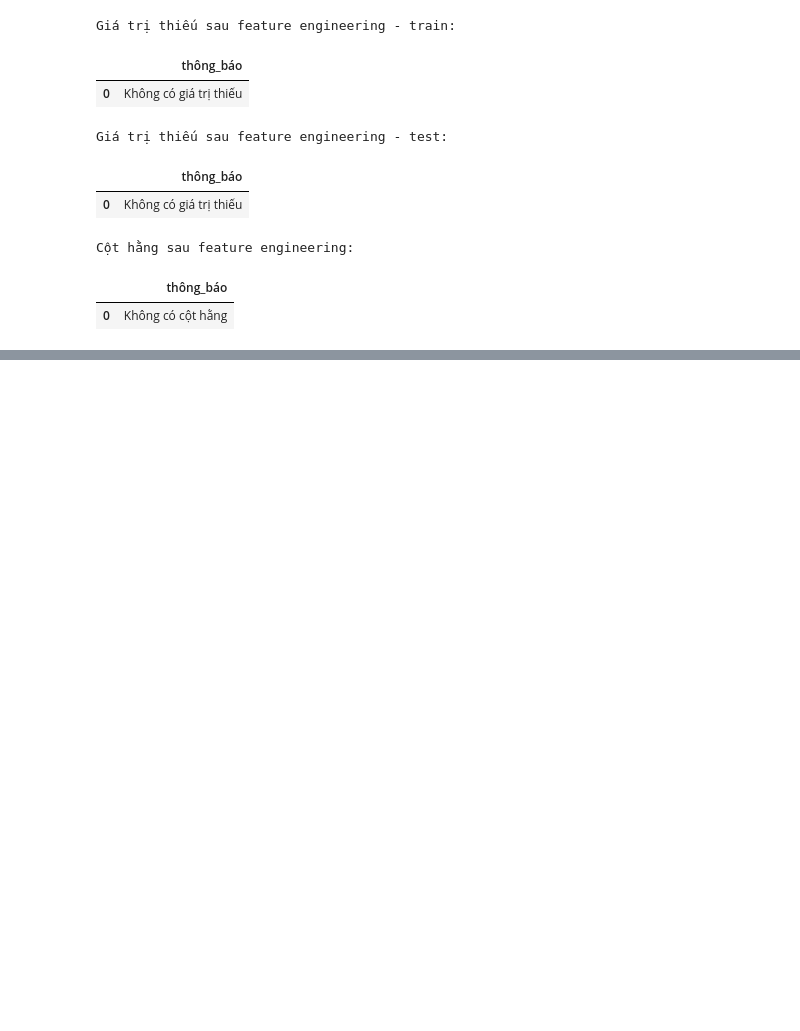
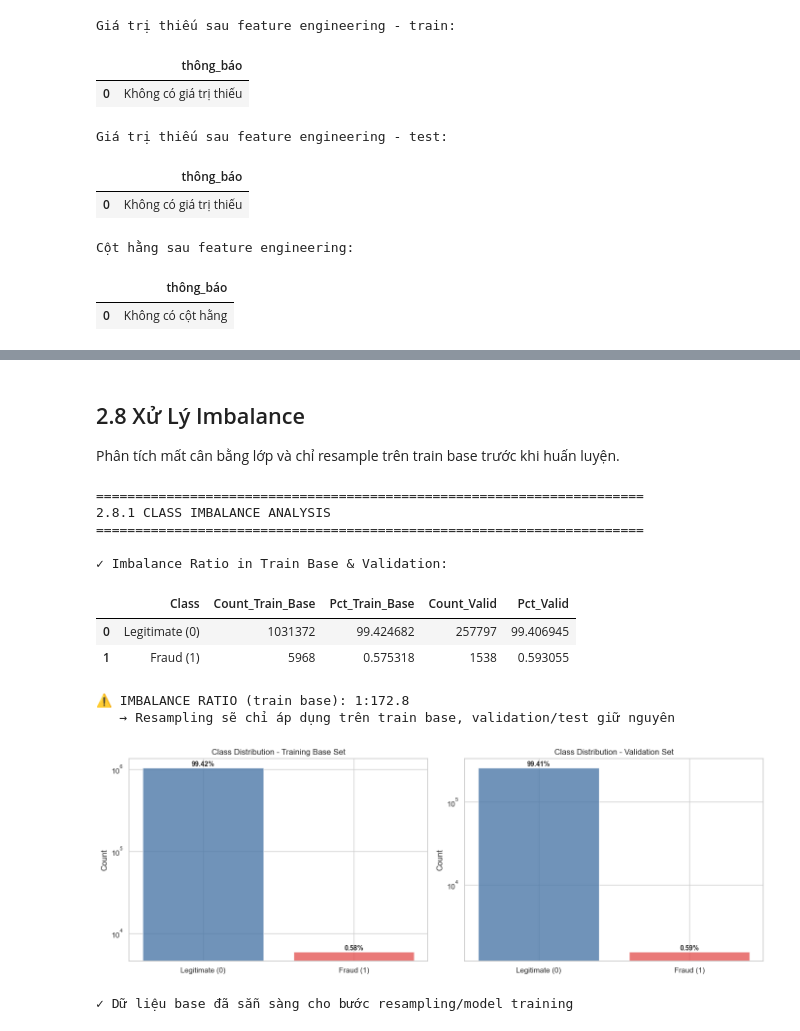
Before and after one commit to huihoang/DataM-DataW, a Jupyter notebook: notebooks/fraud_detection_btl.ipynb, the cells around one changed output, grey strips where cells are left out. Saved outputs shown, nothing was run; the diff lists cells and outputs as text; code cells hidden in the pictures; blank space fills up the shorter version.

```diff
--- a/notebooks/fraud_detection_btl.ipynb
+++ b/notebooks/fraud_detection_btl.ipynb
@@ -1304,14 +1385,17 @@ Chúng tôi cẩn thận khi xử lý cột:
 # %%
+# 2.7.5 Sử dụng dữ liệu đã có advanced features cho modeling
+def add_model_features(df: pd.DataFrame) -> pd.DataFrame:
+    """Loại bỏ cột định danh và chặn schema lỗi trước khi modeling."""
+    suffix_cols = [col for col in df.columns if col.endswith(('_x', '_y'))]
+    if suffix_cols:
+        raise ValueError(f"Schema không hợp lệ cho modeling vì còn cột suffix: {suffix_cols}")
+    return df.drop(columns=identifier_like_cols, errors='ignore').copy()
 
-# 2.7.5 Tạo feature cho modeling
-def add_model_features(df: pd.DataFrame) -> pd.DataFrame:
-    """Tạo tất cả feature cho modeling, sau đó loại bỏ cột định danh"""
-    df = add_eda_features(df)
-    return df.drop(columns=identifier_like_cols, errors='ignore')
-
-train_fe = add_model_features(train_df)
-test_fe = add_model_features(test_df)
+train_fe = add_model_features(eda_train)
+validation_fe = add_model_features(eda_validation)
+test_fe = add_model_features(eda_test)
 
 print('Hình dạng sau feature engineering - train:', train_fe.shape)
+print('Hình dạng sau feature engineering - validation:', validation_fe.shape)
 print('Hình dạng sau feature engineering - test: ', test_fe.shape)
 display(train_fe.head(3))
@@ -1402,0 +1555,55 @@ Hình dạng tập chia:
+# %% [markdown]
+## 2.8 Xử Lý Imbalance
+
+Phân tích mất cân bằng lớp và chỉ resample trên train base trước khi huấn luyện.
+# %%
+# 2.8.1 Phân tích Class Imbalance
+print("=" * 70)
+print("2.8.1 CLASS IMBALANCE ANALYSIS")
+print("=" * 70)
+
+imbalance_stats = pd.DataFrame({
+    'Class': ['Legitimate (0)', 'Fraud (1)'],
+    'Count_Train_Base': [(y_train_base == 0).sum(), (y_train_base == 1).sum()],
+    'Count_Valid': [(y_valid == 0).sum(), (y_valid == 1).sum()],
+})
+
+imbalance_stats['Pct_Train_Base'] = imbalance_stats['Count_Train_Base'] / imbalance_stats['Count_Train_Base'].sum() * 100
+imbalance_stats['Pct_Valid'] = imbalance_stats['Count_Valid'] / imbalance_stats['Count_Valid'].sum() * 100
+imbalance_stats['Ratio_Train_Base'] = imbalance_stats.loc[0, 'Count_Train_Base'] / (imbalance_stats.loc[1, 'Count_Train_Base'] + 1e-6)
+
+print("\n✓ Imbalance Ratio in Train Base & Validation:")
+display(imbalance_stats[['Class', 'Count_Train_Base', 'Pct_Train_Base', 'Count_Valid', 'Pct_Valid']])
+
+print(f"\n⚠️ IMBALANCE RATIO (train base): 1:{imbalance_stats.loc[0, 'Count_Train_Base'] / (imbalance_stats.loc[1, 'Count_Train_Base'] + 1e-6):.1f}")
+print("   → Resampling sẽ chỉ áp dụng trên train base, validation/test giữ nguyên")
+
+fig, axes = plt.subplots(1, 2, figsize=(14, 5))
+for idx, (ax, col) in enumerate(zip(axes, ['Count_Train_Base', 'Count_Valid'])):
+    pct_col = 'Pct_Train_Base' if col == 'Count_Train_Base' else 'Pct_Valid'
+    colors = ['#4C78A8', '#E45756']
+    bars = ax.bar(imbalance_stats['Class'], imbalance_stats[col], color=colors, alpha=0.8)
+    ax.set_ylabel('Count')
+    ax.set_title(f"Class Distribution - {'Training Base' if idx == 0 else 'Validation'} Set")
+    ax.set_yscale('log')
+    for bar, pct in zip(bars, imbalance_stats[pct_col]):
+        height = bar.get_height()
+        ax.text(bar.get_x() + bar.get_width()/2., height, f'{pct:.2f}%', ha='center', va='bottom', fontsize=10, fontweight='bold')
+
+plt.tight_layout()
+plt.show()
+
+print("\n✓ Dữ liệu base đã sẵn sàng cho bước resampling/model training")
+# %% [output]
+======================================================================
+2.8.1 CLASS IMBALANCE ANALYSIS
+======================================================================
+
+✓ Imbalance Ratio in Train Base & Validation:
+|  | Class | Count_Train_Base | Pct_Train_Base | Count_Valid | Pct_Valid |
+| 0 | Legitimate (0) | 1031372 | 99.424682 | 257797 | 99.406945 |
+| 1 | Fraud (1) | 5968 | 0.575318 | 1538 | 0.593055 |
+⚠️ IMBALANCE RATIO (train base): 1:172.8
+   → Resampling sẽ chỉ áp dụng trên train base, validation/test giữ nguyên
+[figure, added]
+✓ Dữ liệu base đã sẵn sàng cho bước resampling/model training
```
Also changed, not shown: parts of 55 cells of this notebook.
